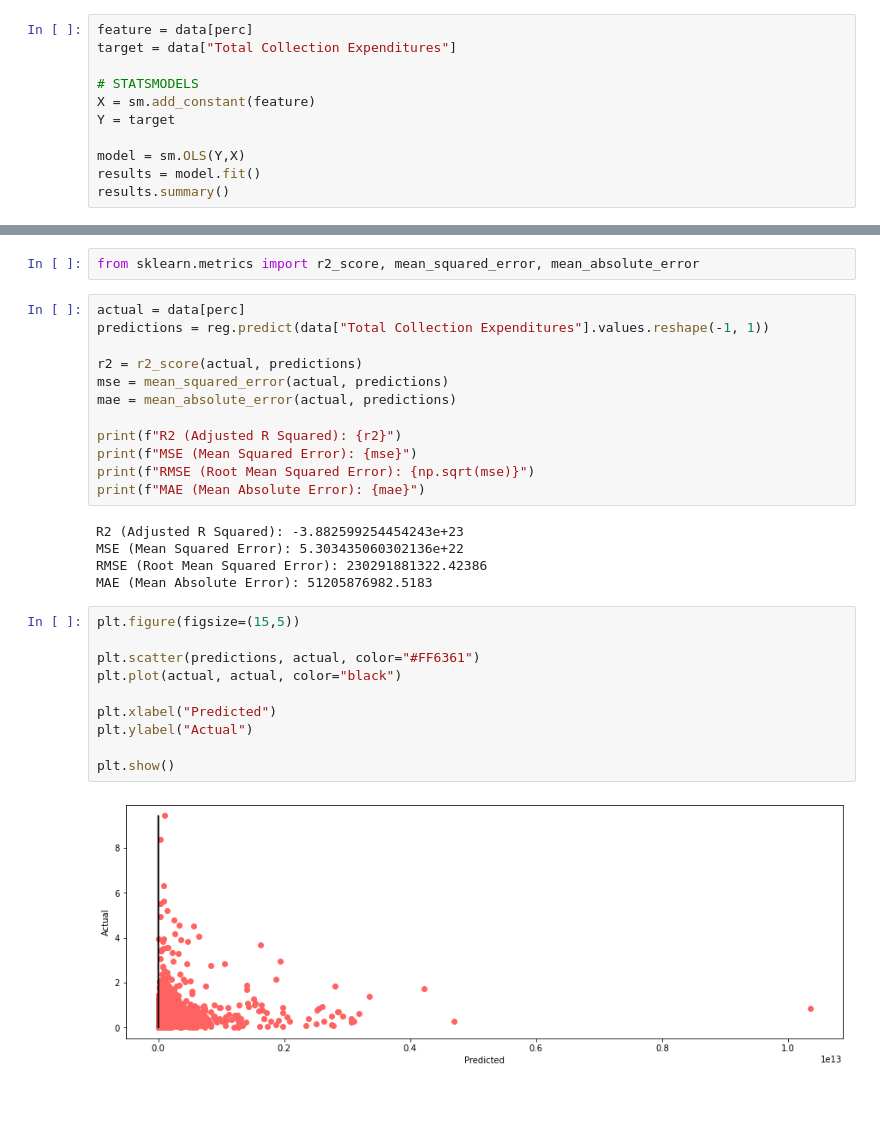
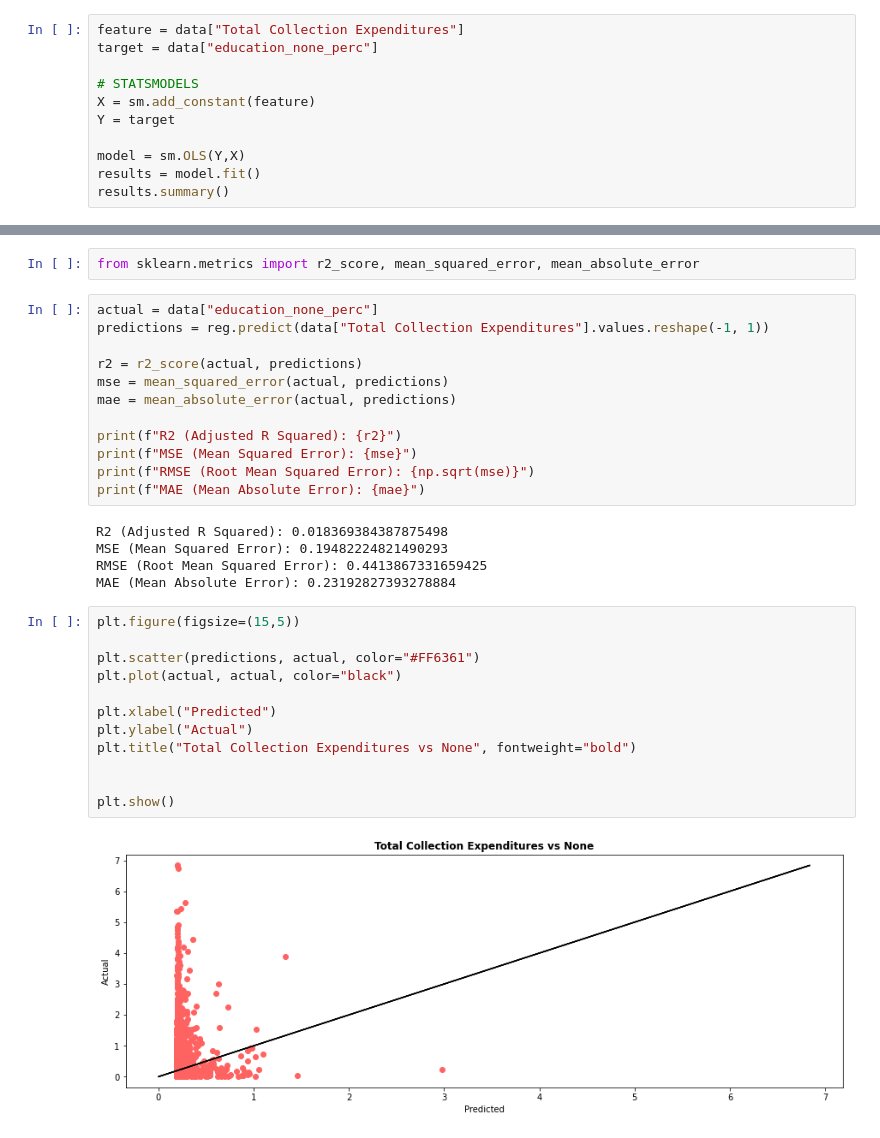
Before and after one commit to alvessab/smu_project1_libraries, a Jupyter notebook: Marco_branch/Lib_LinearRegressions_Education_vs_Expenditures.ipynb, the cells around one changed output, grey strips where cells are left out. Drawn from its saved outputs; the diff is of its cells as text; blank space fills up the shorter version.

Commit message:
Update Lib_LinearRegressions_Education_vs_Expenditures.ipynb
Updated the Regression outputs for every single level of education.

```diff
--- a/Marco_branch/Lib_LinearRegressions_Education_vs_Expenditures.ipynb
+++ b/Marco_branch/Lib_LinearRegressions_Education_vs_Expenditures.ipynb
@@ -126,6 +128,6 @@ for perc in percentages:
 # %%
-feature = data[perc]
-target = data["Total Collection Expenditures"]
+feature = data["Total Collection Expenditures"]
+target = data["education_none_perc"]
 
 # STATSMODELS
 X = sm.add_constant(feature)
@@ -165,7 +169,7 @@ print(reg.intercept_)
 # %%
 from sklearn.metrics import r2_score, mean_squared_error, mean_absolute_error
 # %%
-actual = data[perc]
+actual = data["education_none_perc"]
 predictions = reg.predict(data["Total Collection Expenditures"].values.reshape(-1, 1))
 
 r2 = r2_score(actual, predictions)
@@ -177,22 +181,24 @@ print(f"MSE (Mean Squared Error): {mse}")
 print(f"RMSE (Root Mean Squared Error): {np.sqrt(mse)}")
 print(f"MAE (Mean Absolute Error): {mae}")
 # %% [output]
-R2 (Adjusted R Squared): -3.882599254454243e+23
-MSE (Mean Squared Error): 5.303435060302136e+22
-RMSE (Root Mean Squared Error): 230291881322.42386
-MAE (Mean Absolute Error): 51205876982.5183
+R2 (Adjusted R Squared): 0.018369384387875498
+MSE (Mean Squared Error): 0.19482224821490293
+RMSE (Root Mean Squared Error): 0.4413867331659425
+MAE (Mean Absolute Error): 0.23192827393278884
 # %%
 plt.figure(figsize=(15,5))
 
 plt.scatter(predictions, actual, color="#FF6361")
 plt.plot(actual, actual, color="black")
 
 plt.xlabel("Predicted")
 plt.ylabel("Actual")
+plt.title("Total Collection Expenditures vs None", fontweight="bold")
+
 
 plt.show()
 # %% [output]
-[figure, old version]
+[figure, new version]
 # %%
 residuals = predictions - actual
 
```
Also changed, not shown: parts of 40 cells of this notebook.
